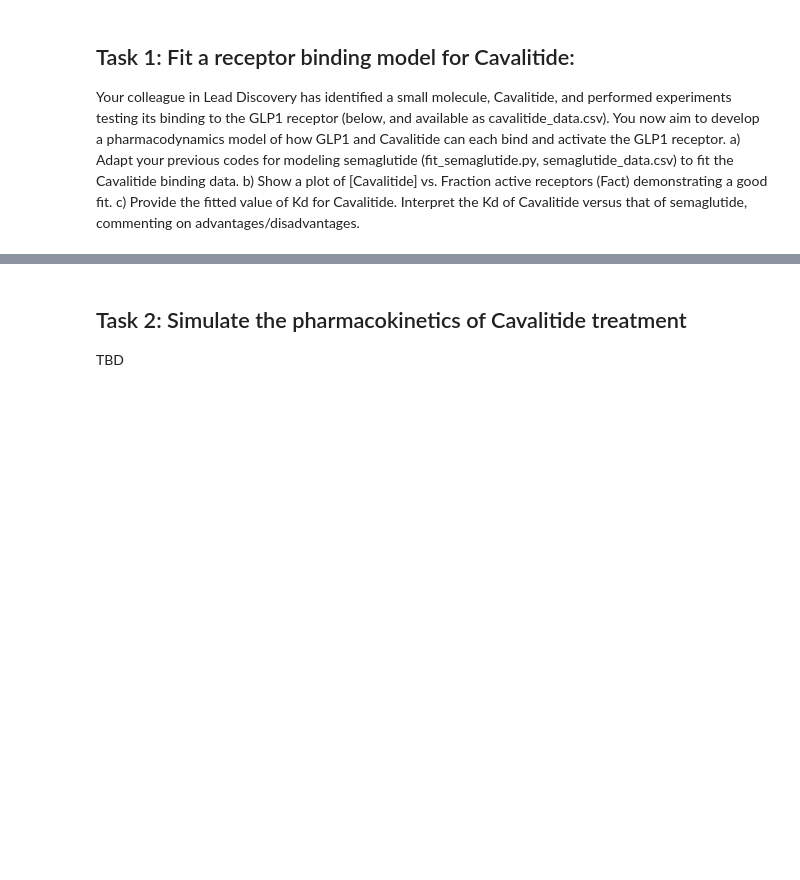
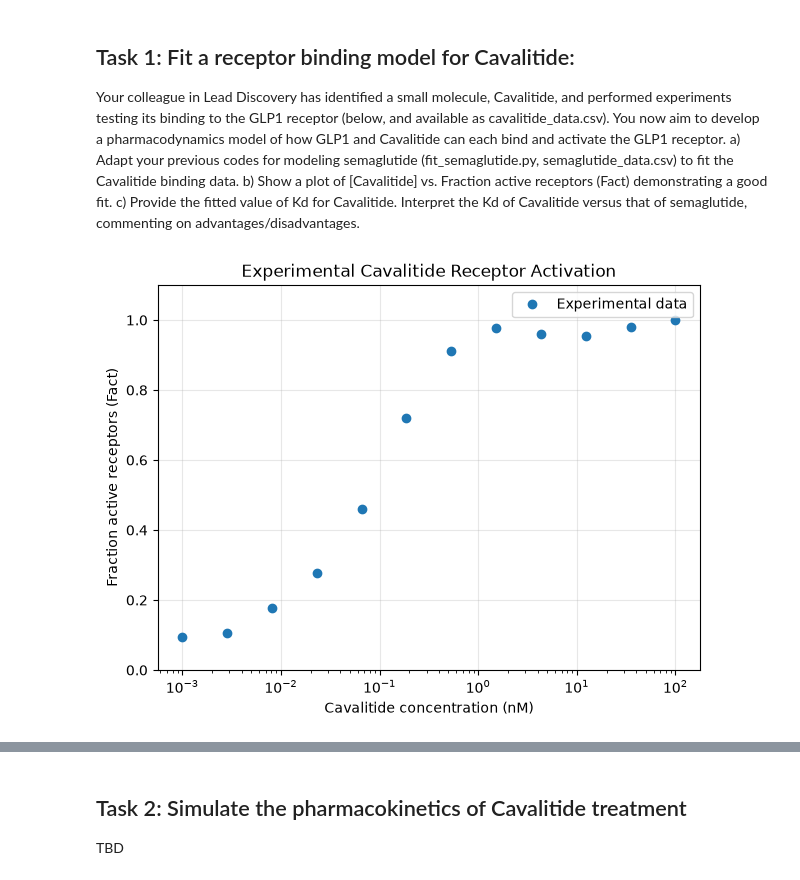
Before and after one commit to aloniabghirmay/BME2315_Module3, a Jupyter notebook: Module3_Project_Aloniab_Mona.ipynb, the cells around one changed output, grey strips where cells are left out. Drawn from its saved outputs; the diff is of its cells as text; code cells hidden in the pictures; blank space fills up the shorter version.

```diff
--- a/Module3_Project_Aloniab_Mona.ipynb
+++ b/Module3_Project_Aloniab_Mona.ipynb
@@ -24,3 +22,28 @@ Your colleague in Lead Discovery has identified a small molecule, Cavalitide, an
 a)	Adapt your previous codes for modeling semaglutide (fit_semaglutide.py, semaglutide_data.csv) to fit the Cavalitide binding data.
 b)	Show a plot of [Cavalitide] vs. Fraction active receptors (Fact) demonstrating a good fit.
 c)	Provide the fitted value of Kd for Cavalitide. Interpret the Kd of Cavalitide versus that of semaglutide, commenting on advantages/disadvantages.
+# %%
+
+import numpy as np
+import matplotlib.pyplot as plt
+
+#experimental Cavalitide data
+data = np.loadtxt("cavalitide_data.csv", delimiter=",", skiprows=1)
+
+#separates the cavalitide concentration and the fraction of active receptors into two different arrays
+cavalitide = data[:, 0]
+Fact_data = data[:, 1]
+
+#plot the experimental data
+plt.figure(figsize=(7, 5))
+plt.semilogx(cavalitide, Fact_data, "o", label="Experimental data")
+
+plt.xlabel("Cavalitide concentration (nM)")
+plt.ylabel("Fraction active receptors (Fact)")
+plt.title("Experimental Cavalitide Receptor Activation")
+plt.ylim(0, 1.1)
+plt.legend()
+plt.grid(True, alpha=0.3)
+plt.show()
+# %% [output]
+[figure, added]
```
Also changed, not shown: parts of 4 cells of this notebook, 4 other files.
